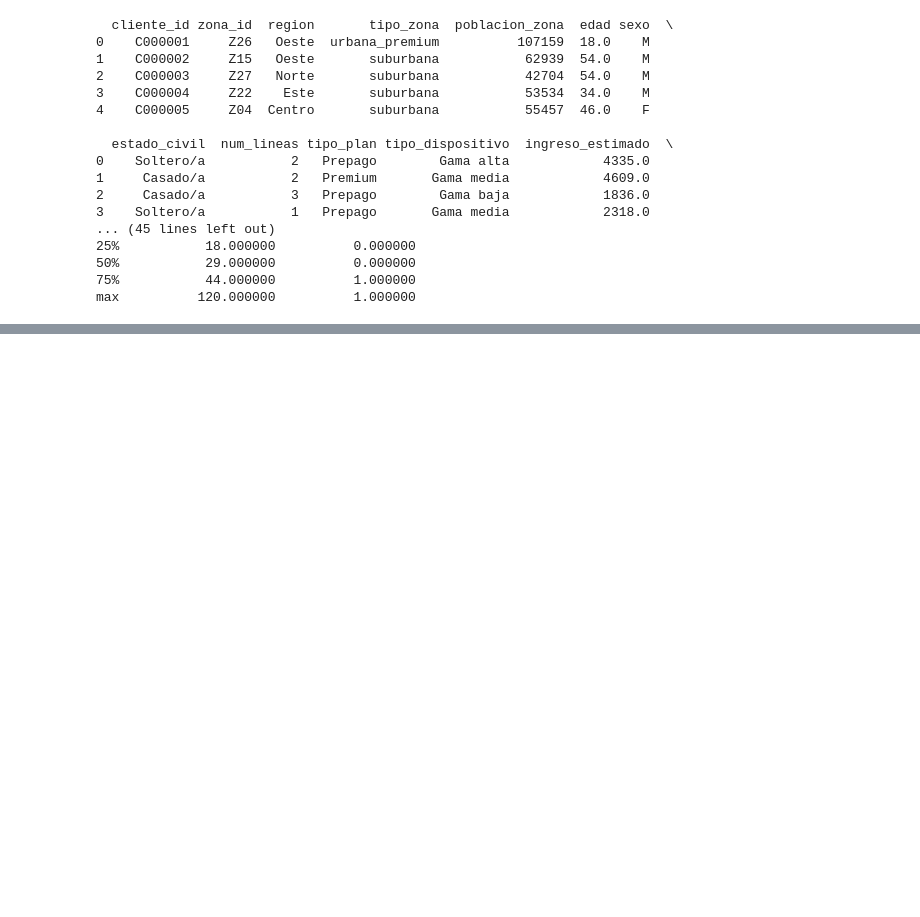
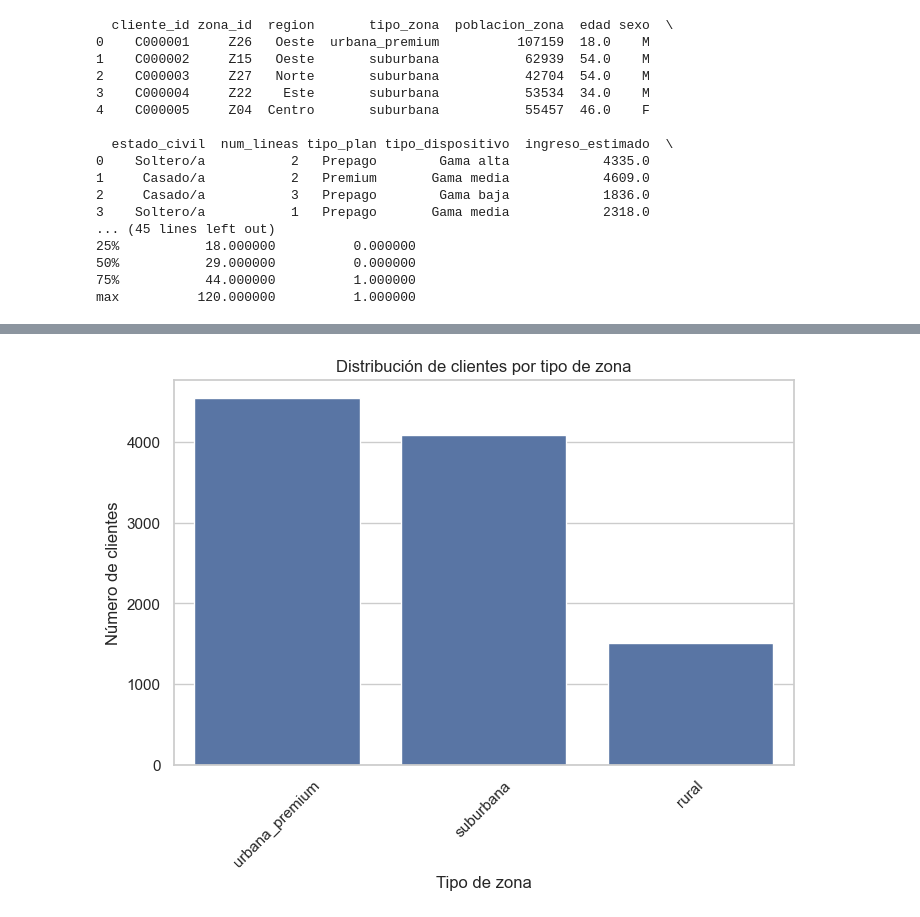
Before and after one commit to cunatpablo-afk/UCV-Churn, a Jupyter notebook: eda_clients.ipynb, the cells around one changed output, grey strips where cells are left out. Saved outputs shown, nothing was run; the diff lists cells and outputs as text; code cells hidden in the pictures; blank space fills up the shorter version.

```diff
--- a/eda_clients.ipynb
+++ b/eda_clients.ipynb
@@ -52,0 +72,15 @@ max          120.000000          1.000000
+# %%
+import seaborn as sns
+import matplotlib.pyplot as plt
+
+plt.figure(figsize=(8,5))
+sns.countplot(x="tipo_zona", data=df, order=df["tipo_zona"].value_counts().index)
+
+plt.title("Distribución de clientes por tipo de zona")
+plt.xlabel("Tipo de zona")
+plt.ylabel("Número de clientes")
+plt.xticks(rotation=45)
+
+plt.show()
+# %% [output]
+[figure, added]
```
Also changed, not shown: parts of 8 cells of this notebook.
